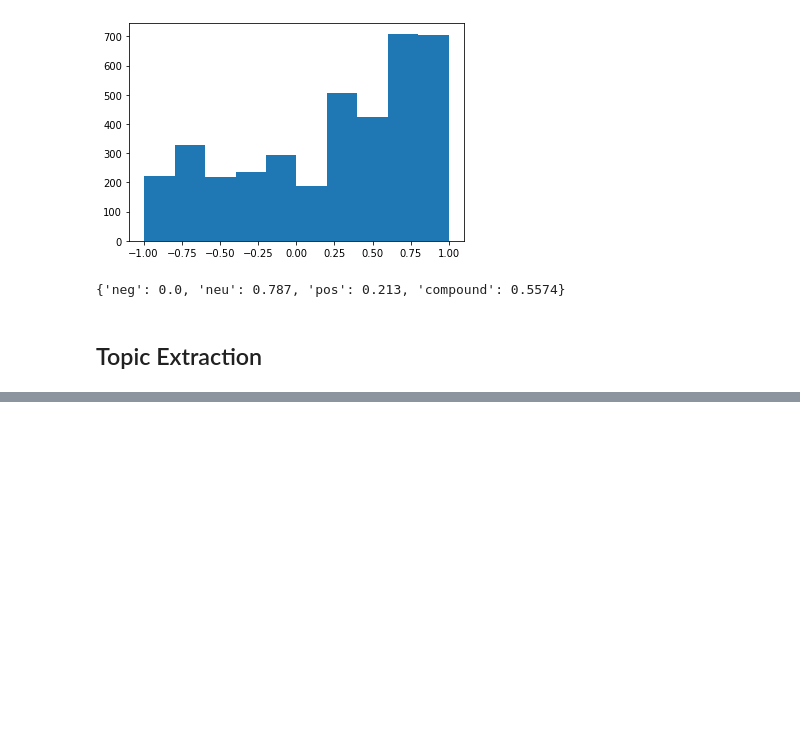
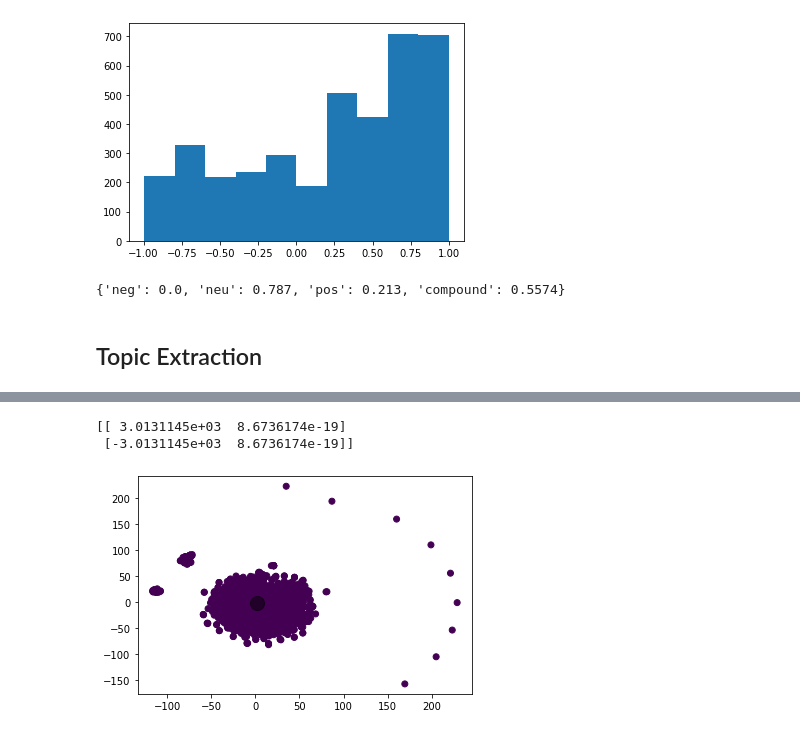
Before and after one commit to MondeSinxi/NLP-Skills-test, a Jupyter notebook: notebooks/exploratory_analysis.ipynb, the cells around one changed output, grey strips where cells are left out. Cells and saved outputs as stored; diff of their text form; code cells hidden in the pictures; blank space fills up the shorter version.

```diff
--- a/notebooks/exploratory_analysis.ipynb
+++ b/notebooks/exploratory_analysis.ipynb
@@ -164,0 +222,25 @@ fargo wells account bank fees money checking accounts banks open online deposit
+# %%
+model = TSNE(n_components=2, random_state=random_state, init=tsne_init, perplexity=tsne_perplexity,
+         early_exaggeration=tsne_early_exaggeration, learning_rate=tsne_learning_rate)
+# %%
+# transformed_centroids = model.fit_transform(centroids)
+transformed_words = model.fit_transform(X.toarray())
+# %%
+true_k = 1
+clf = KMeans(n_clusters=true_k, init='k-means++', max_iter=100, n_init=1)
+data = clf.fit(transformed_words)
+centroids = clf.cluster_centers_
+y_kmeans = clf.predict(transformed_words)
+# %%
+centers = clf.cluster_centers_
+# %%
+print(transformed_centroids)
+# plt.scatter(transformed_centroids[:, 0], transformed_centroids[:, 1], marker='x')
+plt.scatter(transformed_words[:, 0], transformed_words[:, 1], marker='o', c=y_kmeans)
+plt.scatter(centers[:, 0], centers[:, 1], c='black', s=200, alpha=0.5);
+# plot individual data points
+plt.show()
+# %% [output]
+[[ 3.0131145e+03  8.6736174e-19]
+ [-3.0131145e+03  8.6736174e-19]]
+[figure, added]
```
Also changed, not shown: parts of 11 cells of this notebook, 2 other files.
